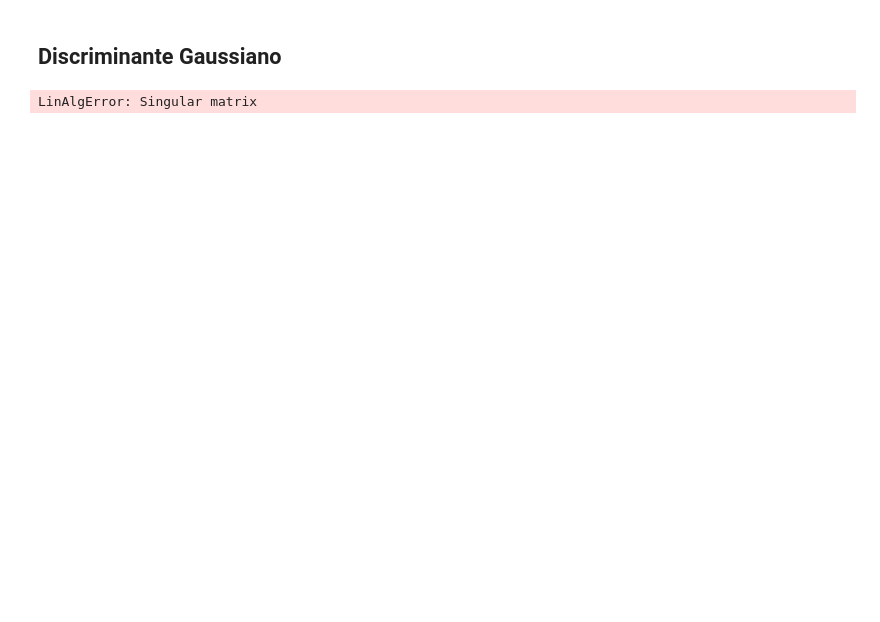
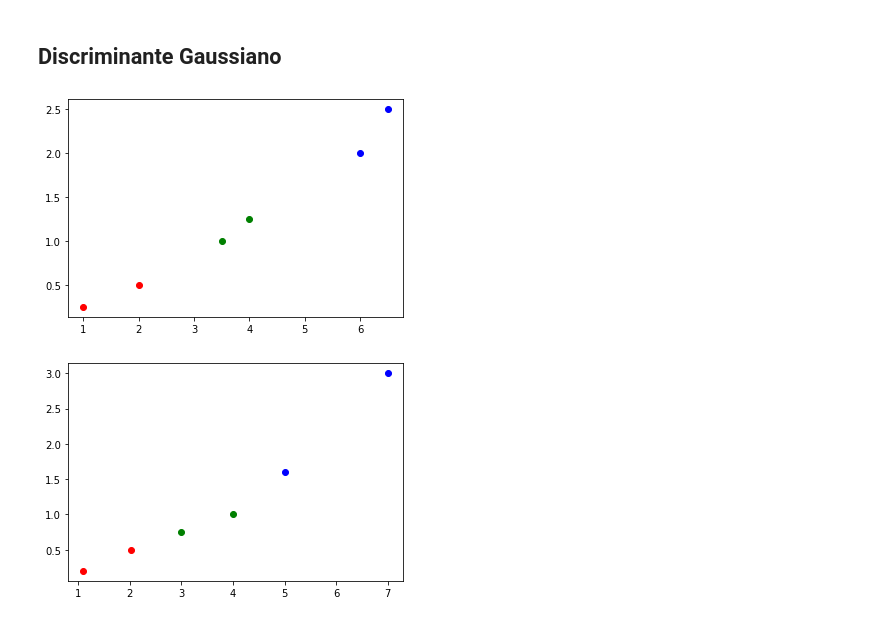
Before and after one commit to Walrusbane524/Aprendizagem-de-M-quina, a Jupyter notebook: Regressão Logística.ipynb, the cells around one changed output. Drawn from its saved outputs; the diff is of its cells as text; code cells hidden in the pictures; blank space fills up the shorter version.

```diff
--- a/Regressão Logística.ipynb
+++ b/Regressão Logística.ipynb
@@ -388,32 +435,55 @@ def getMaxIndex(y):
             max_value = y[clss]
             max_index = clss
     return max_index
 
 x = np.array([[1.0, 0.25],
               [2.0,  0.5],
               [3.5,  1.0],
               [4.0, 1.25],
               [6.0,  2.0],
               [6.5,  2.5]])
 
 y = np.array([[1, 0, 0],
               [1, 0, 0],
               [0, 1, 0],
               [0, 1, 0],
               [0, 0, 1],
               [0, 0, 1]])
 
 x_test = np.array([[ 1.1,  0.2],
                    [2.02,  0.5],
                    [ 3.0, 0.75],
                    [3.99,  1.0],
                    [ 5.0,  1.6],
                    [ 7.0,  3.0]])
 
 y_predict = np.zeros((x_test.shape[0], y.shape[1]))
 
 discriminante = DiscriminanteGaussiano(x, y)
 
-print(discriminante.predict(x))
+y_predict = discriminante.predict(x)
+
+for i in range(x.shape[0]):
+    max_index = getMaxIndex(y[i])
+    if max_index == 0:
+        plt.plot(x[i,0], x[i,1], 'ro')
+    elif max_index == 1:
+        plt.plot(x[i,0], x[i,1], 'go')
+    else:
+        plt.plot(x[i,0], x[i,1], 'bo')
+
+plt.show()
+
+for i in range(x_test.shape[0]):
+    max_index = getMaxIndex(y_predict[i])
+    if max_index == 0:
+        plt.plot(x_test[i,0], x_test[i,1], 'ro')
+    elif max_index == 1:
+        plt.plot(x_test[i,0], x_test[i,1], 'go')
+    else:
+        plt.plot(x_test[i,0], x_test[i,1], 'bo')
+
+plt.show()
 # %% [output]
-LinAlgError: Singular matrix
+[figure, added]
+[figure, added]
```
Also changed, not shown: parts of 6 cells of this notebook, 1 other file.
